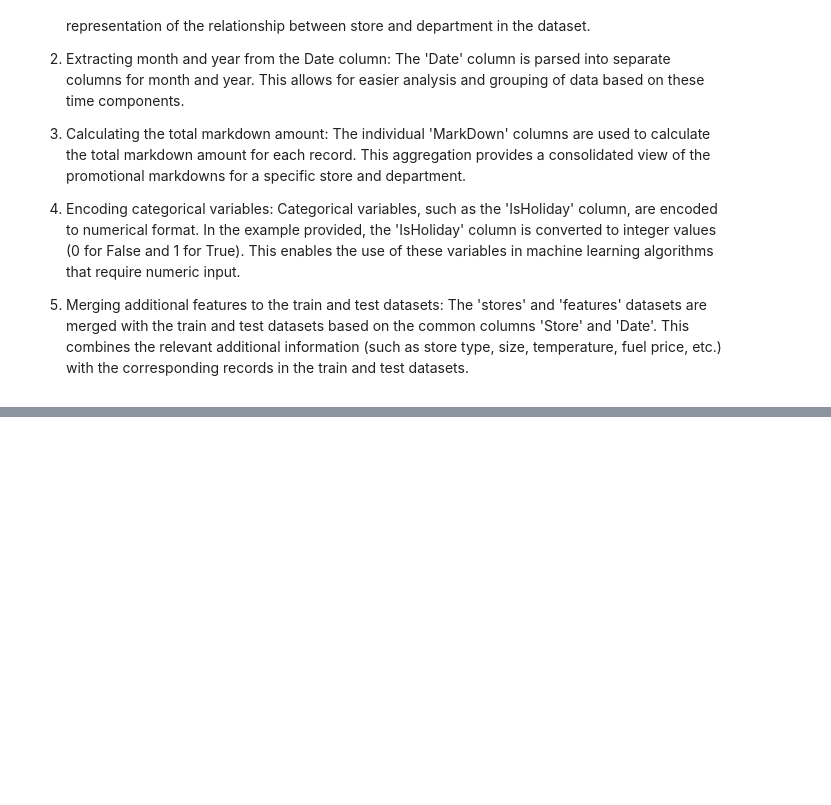
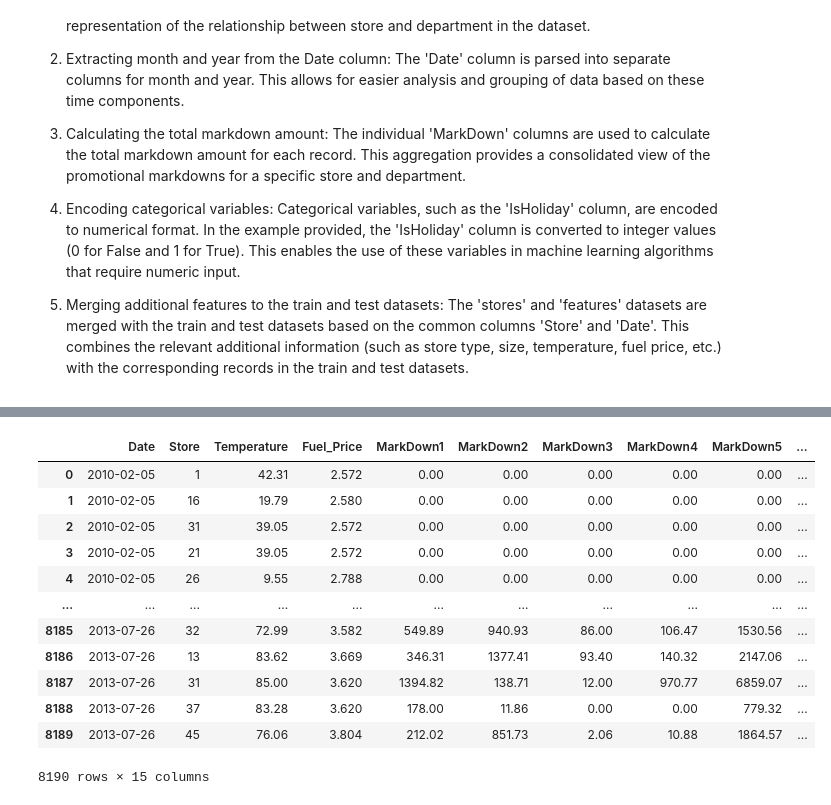
Before and after one commit to arduinto/SalesForecasting, a Jupyter notebook: SalesForecasting.ipynb, the cells around one changed output, grey strips where cells are left out. Drawn from its saved outputs; the diff is of its cells as text; code cells hidden in the pictures; blank space fills up the shorter version.

```diff
--- a/SalesForecasting.ipynb
+++ b/SalesForecasting.ipynb
@@ -182,0 +178,8 @@ test['Store_Dept'] = test['Store'].astype(str) + '_' + test['Dept'].astype(str)
+# %%
+# Calculate the total markdown amount
+features['Total_Markdown'] =\
+    features['MarkDown1'] +\
+        features['MarkDown2'] +\
+            features['MarkDown3'] + \
+                features['MarkDown4'] +\
+                    features['MarkDown5']
@@ -182,0 +272,41 @@ test['Store_Dept'] = test['Store'].astype(str) + '_' + test['Dept'].astype(str)
+# %%
+# Convert the Date column to datetime format
+train['Date'] = pd.to_datetime(train['Date'])
+test['Date'] = pd.to_datetime(test['Date'])
+features['Date'] = pd.to_datetime(features['Date'])
+# %%
+# Sort the datasets by `Date`
+train = train.sort_values('Date')
+test = test.sort_values('Date')
+features = features.sort_values('Date')
+# %%
+# Set `Date` as the index
+train.set_index('Date', inplace=True)
+test.set_index('Date', inplace=True)
+features.set_index('Date', inplace=True)
+
+# Fill missing values
+train.fillna(0, inplace=True)
+test.fillna(0, inplace=True)
+features.fillna(0, inplace=True)
+
+# Reset Index
+train.reset_index(inplace=True)
+test.reset_index(inplace=True)
+features.reset_index(inplace=True)
+# %%
+features
+# %% [output]
+|  | Date | Store | Temperature | Fuel_Price | MarkDown1 | MarkDown2 | MarkDown3 | MarkDown4 | MarkDown5 | ... |
+| 0 | 2010-02-05 | 1 | 42.31 | 2.572 | 0.00 | 0.00 | 0.00 | 0.00 | 0.00 | ... |
+| 1 | 2010-02-05 | 16 | 19.79 | 2.580 | 0.00 | 0.00 | 0.00 | 0.00 | 0.00 | ... |
+| 2 | 2010-02-05 | 31 | 39.05 | 2.572 | 0.00 | 0.00 | 0.00 | 0.00 | 0.00 | ... |
+| 3 | 2010-02-05 | 21 | 39.05 | 2.572 | 0.00 | 0.00 | 0.00 | 0.00 | 0.00 | ... |
+| 4 | 2010-02-05 | 26 | 9.55 | 2.788 | 0.00 | 0.00 | 0.00 | 0.00 | 0.00 | ... |
+| ... | ... | ... | ... | ... | ... | ... | ... | ... | ... | ... |
+| 8185 | 2013-07-26 | 32 | 72.99 | 3.582 | 549.89 | 940.93 | 86.00 | 106.47 | 1530.56 | ... |
+| 8186 | 2013-07-26 | 13 | 83.62 | 3.669 | 346.31 | 1377.41 | 93.40 | 140.32 | 2147.06 | ... |
+| 8187 | 2013-07-26 | 31 | 85.00 | 3.620 | 1394.82 | 138.71 | 12.00 | 970.77 | 6859.07 | ... |
+| 8188 | 2013-07-26 | 37 | 83.28 | 3.620 | 178.00 | 11.86 | 0.00 | 0.00 | 779.32 | ... |
+| 8189 | 2013-07-26 | 45 | 76.06 | 3.804 | 212.02 | 851.73 | 2.06 | 10.88 | 1864.57 | ... |
+8190 rows × 15 columns
```
Also changed, not shown: parts of 11 cells of this notebook.
